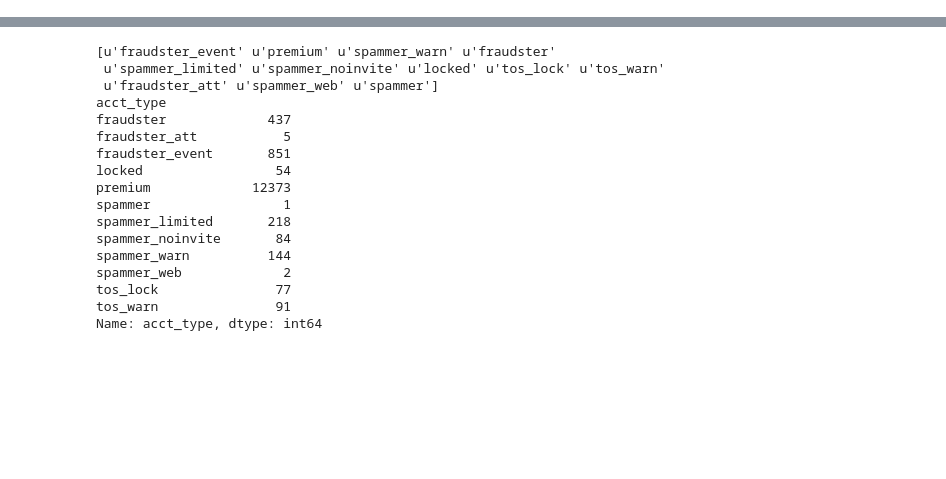
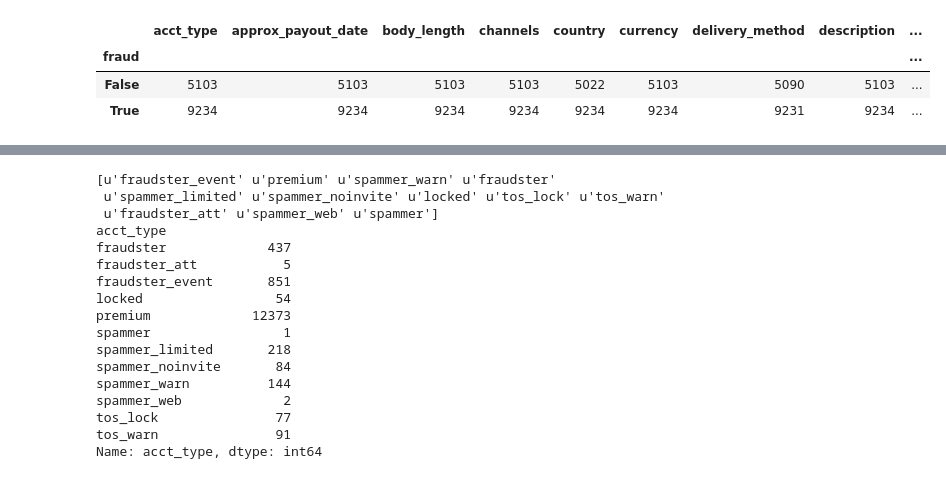
Before and after one commit to 305kev/Fraud_detection, a Jupyter notebook: EDA_Jingbo.ipynb, the cells around one changed output, grey strips where cells are left out. Drawn from its saved outputs; the diff is of its cells as text; code cells hidden in the pictures; blank space fills up the shorter version.

```diff
--- a/EDA_Jingbo.ipynb
+++ b/EDA_Jingbo.ipynb
@@ -7,6 +7,13 @@ import numpy as np
 pd.set_option("display.max_columns", None)
 # %%
 eda = pd.read_json("data/data.json")
+# %%
+eda3.groupby(["fraud"]).count()
+# %% [output]
+|  | acct_type | approx_payout_date | body_length | channels | country | currency | delivery_method | description | ... |
+| fraud |  |  |  |  |  |  |  |  | ... |
+| False | 5103 | 5103 | 5103 | 5103 | 5022 | 5103 | 5090 | 5103 | ... |
+| True | 9234 | 9234 | 9234 | 9234 | 9234 | 9234 | 9231 | 9234 | ... |
 # %%
 eda[["approx_payout_date",
                                             "event_created",
```
Also changed, not shown: parts of 4 cells of this notebook, 1 other file.
